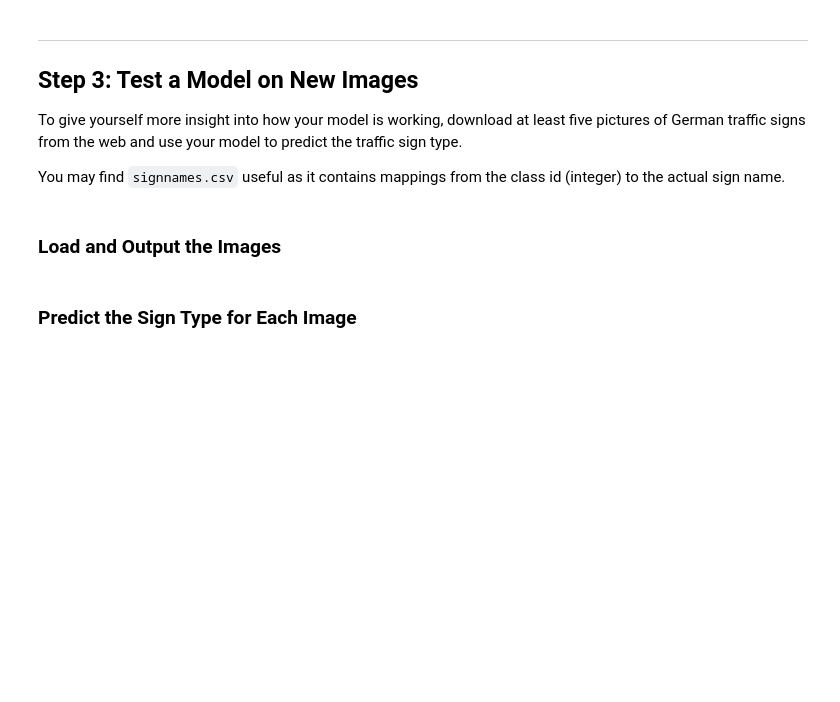
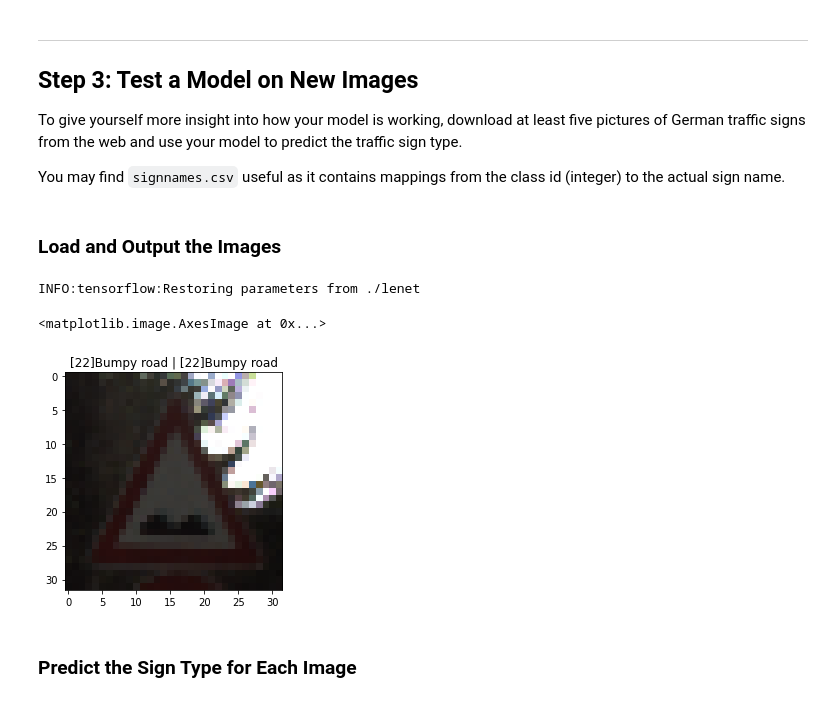
Before and after one commit to yaboo-oyabu/CarND-Traffic-Sign-Classifier-Project, a Jupyter notebook: Traffic_Sign_Classifier.ipynb, the cells around one changed output. Drawn from its saved outputs; the diff is of its cells as text; code cells hidden in the pictures; blank space fills up the shorter version.

```diff
--- a/Traffic_Sign_Classifier.ipynb
+++ b/Traffic_Sign_Classifier.ipynb
@@ -188,3 +237,16 @@ X_test_normalized = normalize(X_test)
+# %%
+# This function will be used to evaluate the performance of the ML model
+# with validation and test dataset with accuracy.
+
+def evaluate(X_data, y_data):
+    num_examples = len(X_data)
+    total_accuracy = 0
+    sess = tf.get_default_session()
+    for offset in range(0, num_examples, BATCH_SIZE):
+        batch_x, batch_y = X_data[offset:offset+BATCH_SIZE], y_data[offset:offset+BATCH_SIZE]
+        accuracy = sess.run(accuracy_operation, feed_dict={x: batch_x, y: batch_y})
+        total_accuracy += (accuracy * len(batch_x))
+    return total_accuracy / num_examples
 # %% [markdown]
 ### Train, Validate and Test the Model
 # %% [markdown]
@@ -212,3 +310,49 @@ You may find `signnames.csv` useful as it contains mappings from the class id (i
+# %%
+# Create a dictionary to map ClassId to ClassNames
+
+import pandas as pd
+
+_df = pd.read_csv("signnames.csv", index_col='ClassId')
+_class_to_name = df['SignName'].to_dict()
+# %%
+### Load the images and plot them here.
+### Feel free to use as many code cells as needed.
+
+# TODO(Yaboo) Need to download more high resolution images from Web instead of provided dataset.
+
+# Randomly pick up one class.
+_class = np.random.randint(n_classes)
+_class_name = _class_to_name[_class]
+
+# Randomly pick up one sample image for the class from test dataset.
+_samples = X_test[y_test == _class]
+_sample_id = np.random.choice(len(_samples))
+
+# Prepare an input data for the network.
+_sample = _samples[_sample_id]
+_sample_batch = np.expand_dims(_sample, axis=0)
+
+# Get logits from the network.
+with tf.Session() as sess:
+    sess.run(tf.global_variables_initializer())
+    saver.restore(sess, save_path='./lenet')
+    _logits = sess.run(logits, feed_dict={x: _sample_batch})
+
+# Assume index of the array is the same as class id.
+_class_predicted = np.argmax(_logits)
+_class_name_predicted = _class_to_name[_class_predicted]
+
+
+plt.title('[{}]{} | [{}]{}'.format(
+    _class, _class_name, _class_predicted, _class_name_predicted))
+
+# Denormalize image.
+_sample_img = ((_sample * 128) + 128).astype(np.uint8)
+plt.imshow(_sample_img)
+# %% [output]
+INFO:tensorflow:Restoring parameters from ./lenet
+<matplotlib.image.AxesImage at 0x...>
+[figure, added]
 # %% [markdown]
 ### Predict the Sign Type for Each Image
 # %%
```
Also changed, not shown: parts of 14 cells of this notebook.
